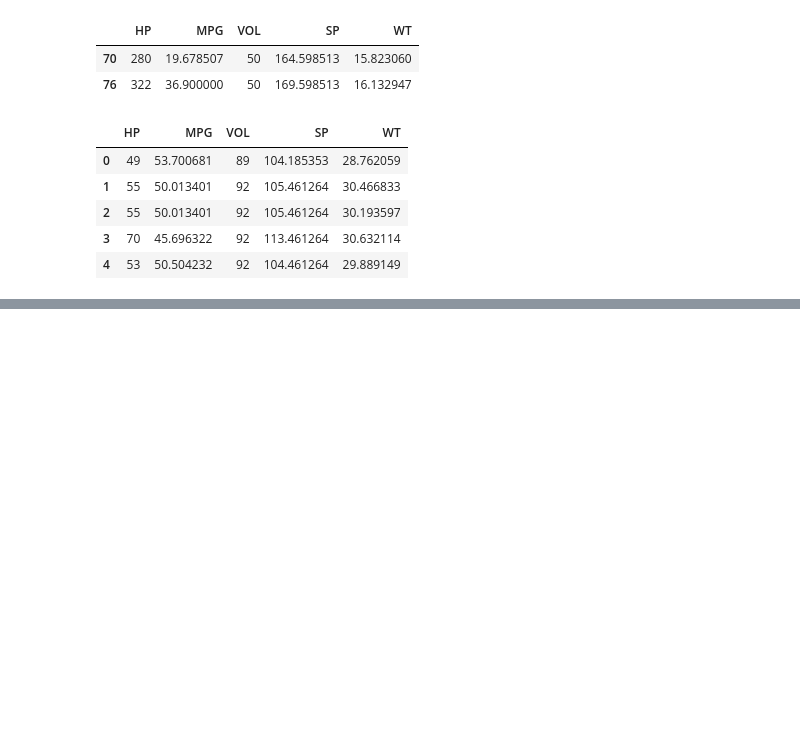
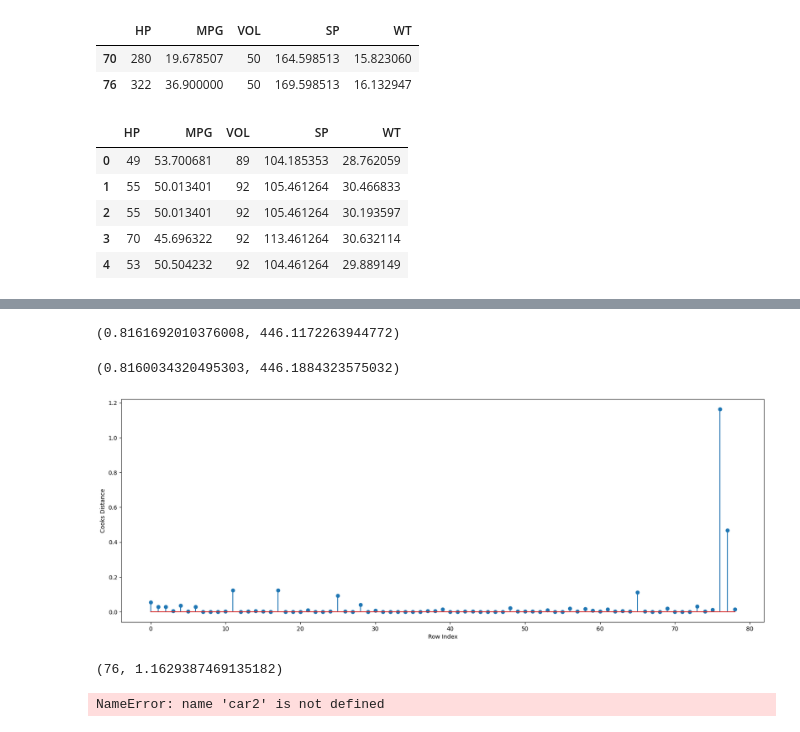
Before and after one commit to Prashanth0421/07012025, a Jupyter notebook: multi_linear_Regression_ipnyb.ipynb, the cells around one changed output, grey strips where cells are left out. Cells and saved outputs as stored; diff of their text form; code cells hidden in the pictures; blank space fills up the shorter version.

```diff
--- a/multi_linear_Regression_ipnyb.ipynb
+++ b/multi_linear_Regression_ipnyb.ipynb
@@ -327,0 +320,4 @@ cars=pd.read_csv(file_name)
+# %%
+car1=car1=cars.drop(cars.index[[70,76]],axis=0).reset_index()
+# %%
+car1=car1.drop(['index'],axis=1)
@@ -327,0 +340,6 @@ cars=pd.read_csv(file_name)
+# %%
+final_ml_V= smf.ols('MPG~VOL+SP+HP',data = car1).fit()
+# %%
+(final_ml_V.rsquared,final_ml_V.aic)
+# %% [output]
+(0.8161692010376008, 446.1172263944772)
@@ -327,0 +348,19 @@ cars=pd.read_csv(file_name)
+# %%
+(final_ml_W.rsquared,final_ml_W.aic)
+# %% [output]
+(0.8160034320495303, 446.1884323575032)
+# %%
+model_influence_V = final_ml_V.get_influence()
+(c_V, _) = model_influence_V.cooks_distance
+# %%
+fig= plt.subplots(figsize=(20,7))
+plt.stem(np.arange(len(car1)),np.round(c_V,3))
+plt.xlabel('Row Index')
+plt.ylabel('Cooks Distance')
+plt.show()
+# %% [output]
+[figure, added]
+# %%
+(np.argmax(c_V),np.max(c_V))
+# %% [output]
+(76, 1.1629387469135182)
@@ -327,0 +369,4 @@ cars=pd.read_csv(file_name)
+# %%
+car2
+# %% [output]
+NameError: name 'car2' is not defined
```
Also changed, not shown: parts of 4 cells of this notebook.
